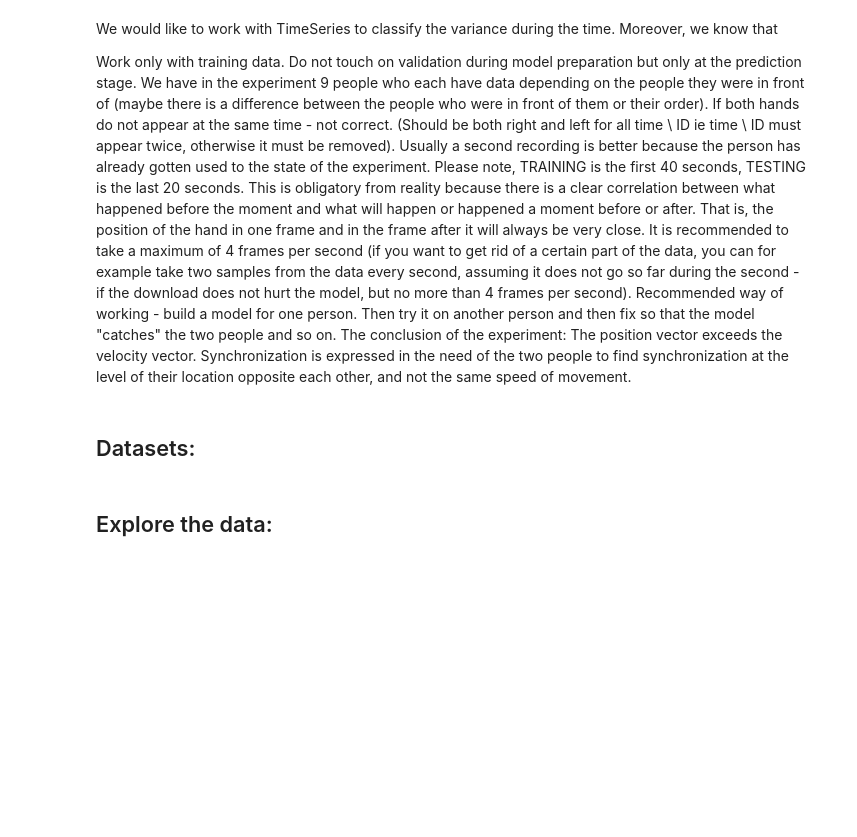
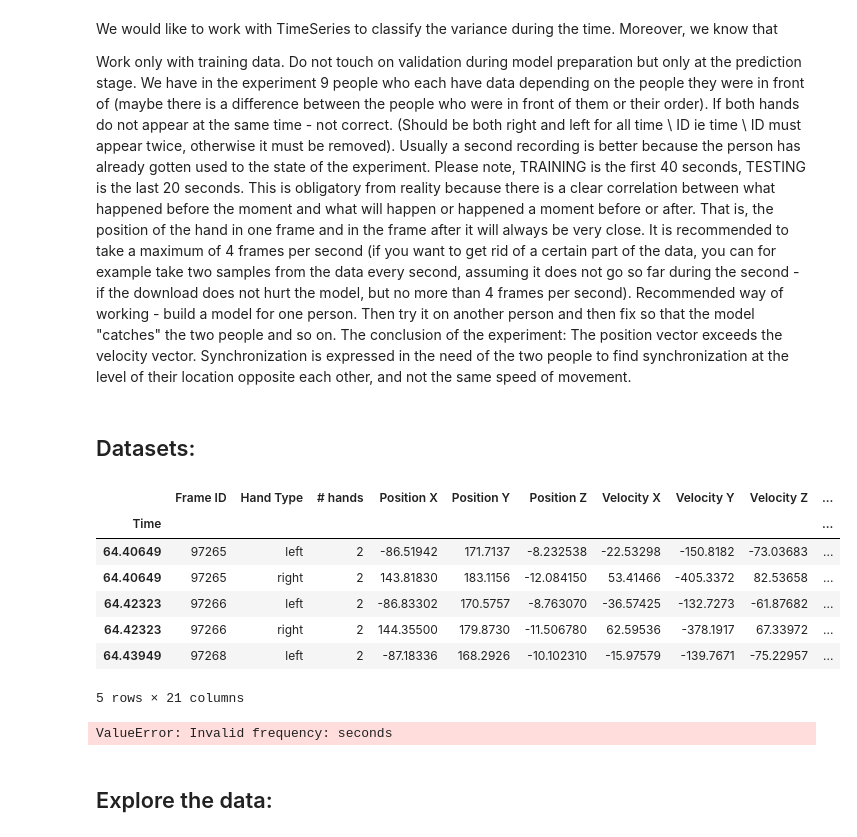
Before and after one commit to haimgoldfisher/Data_Visualization_Final_Project, a Jupyter notebook: NoteBook4 - Pandas and ML for interpersonal physical alignment.ipynb, the cells around one changed output. Saved outputs shown, nothing was run; the diff lists cells and outputs as text; code cells hidden in the pictures; blank space fills up the shorter version.

```diff
--- a/NoteBook4 - Pandas and ML for interpersonal physical alignment.ipynb
+++ b/NoteBook4 - Pandas and ML for interpersonal physical alignment.ipynb
@@ -119,2 +122,18 @@ The conclusion of the experiment: The position vector exceeds the velocity vecto
+# %%
+df = pd.read_csv(r'C:\Haim\Anaconda\Experiment\Training\Evyatar Cohen\Evyatar636771050011691836Spontan.csv', parse_dates=["Time"], index_col= "Time")
+df.head()
+# %% [output]
+|  | Frame ID | Hand Type | # hands | Position X | Position Y | Position Z | Velocity X | Velocity Y | Velocity Z | ... |
+| Time |  |  |  |  |  |  |  |  |  | ... |
+| 64.40649 | 97265 | left | 2 | -86.51942 | 171.7137 | -8.232538 | -22.53298 | -150.8182 | -73.03683 | ... |
+| 64.40649 | 97265 | right | 2 | 143.81830 | 183.1156 | -12.084150 | 53.41466 | -405.3372 | 82.53658 | ... |
+| 64.42323 | 97266 | left | 2 | -86.83302 | 170.5757 | -8.763070 | -36.57425 | -132.7273 | -61.87682 | ... |
+| 64.42323 | 97266 | right | 2 | 144.35500 | 179.8730 | -11.506780 | 62.59536 | -378.1917 | 67.33972 | ... |
+| 64.43949 | 97268 | left | 2 | -87.18336 | 168.2926 | -10.102310 | -15.97579 | -139.7671 | -75.22957 | ... |
+5 rows × 21 columns
+# %%
+df.resample('seconds')
+# %% [output]
+ValueError: Invalid frequency: seconds
 # %% [markdown]
 ## Explore the data:
```
Also changed, not shown: parts of 1 cell of this notebook, 7 other files.
